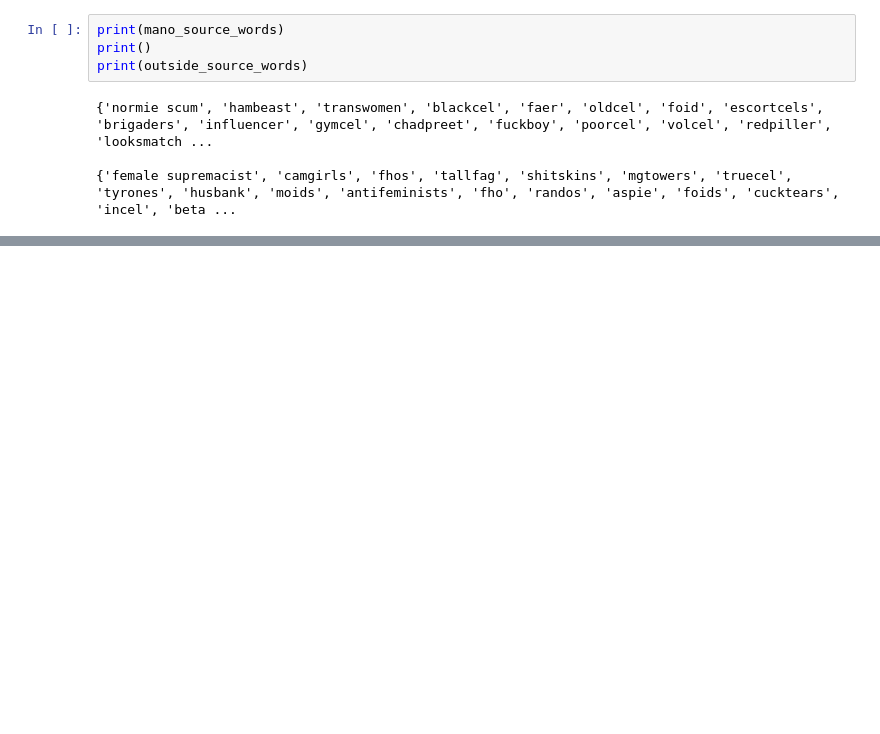
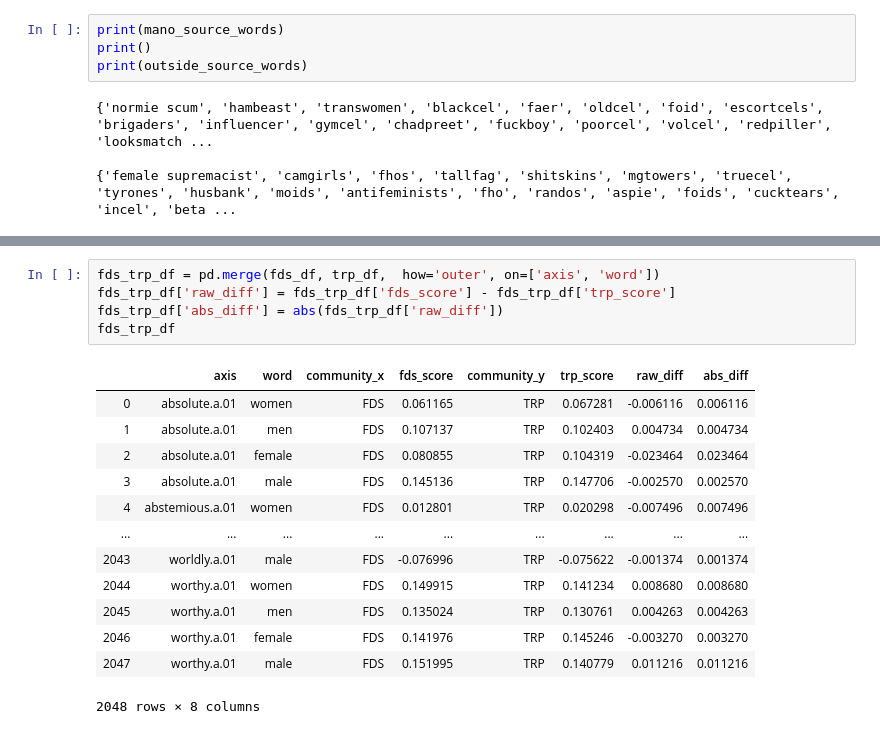
Before and after one commit to lucy3/context_semantic_axes, a Jupyter notebook: code/word_spread_viz.ipynb, the cells around one changed output, grey strips where cells are left out. Cells and saved outputs as stored; diff of their text form; blank space fills up the shorter version.

```diff
--- a/code/word_spread_viz.ipynb
+++ b/code/word_spread_viz.ipynb
@@ -195,0 +322,19 @@ print(outside_source_words)
+# %%
+fds_trp_df = pd.merge(fds_df, trp_df,  how='outer', on=['axis', 'word'])
+fds_trp_df['raw_diff'] = fds_trp_df['fds_score'] - fds_trp_df['trp_score']
+fds_trp_df['abs_diff'] = abs(fds_trp_df['raw_diff'])
+fds_trp_df
+# %% [output]
+|  | axis | word | community_x | fds_score | community_y | trp_score | raw_diff | abs_diff |
+| 0 | absolute.a.01 | women | FDS | 0.061165 | TRP | 0.067281 | -0.006116 | 0.006116 |
+| 1 | absolute.a.01 | men | FDS | 0.107137 | TRP | 0.102403 | 0.004734 | 0.004734 |
+| 2 | absolute.a.01 | female | FDS | 0.080855 | TRP | 0.104319 | -0.023464 | 0.023464 |
+| 3 | absolute.a.01 | male | FDS | 0.145136 | TRP | 0.147706 | -0.002570 | 0.002570 |
+| 4 | abstemious.a.01 | women | FDS | 0.012801 | TRP | 0.020298 | -0.007496 | 0.007496 |
+| ... | ... | ... | ... | ... | ... | ... | ... | ... |
+| 2043 | worldly.a.01 | male | FDS | -0.076996 | TRP | -0.075622 | -0.001374 | 0.001374 |
+| 2044 | worthy.a.01 | women | FDS | 0.149915 | TRP | 0.141234 | 0.008680 | 0.008680 |
+| 2045 | worthy.a.01 | men | FDS | 0.135024 | TRP | 0.130761 | 0.004263 | 0.004263 |
+| 2046 | worthy.a.01 | female | FDS | 0.141976 | TRP | 0.145246 | -0.003270 | 0.003270 |
+| 2047 | worthy.a.01 | male | FDS | 0.151995 | TRP | 0.140779 | 0.011216 | 0.011216 |
+2048 rows × 8 columns
```
Also changed, not shown: parts of 12 cells of this notebook, 4 other files.
